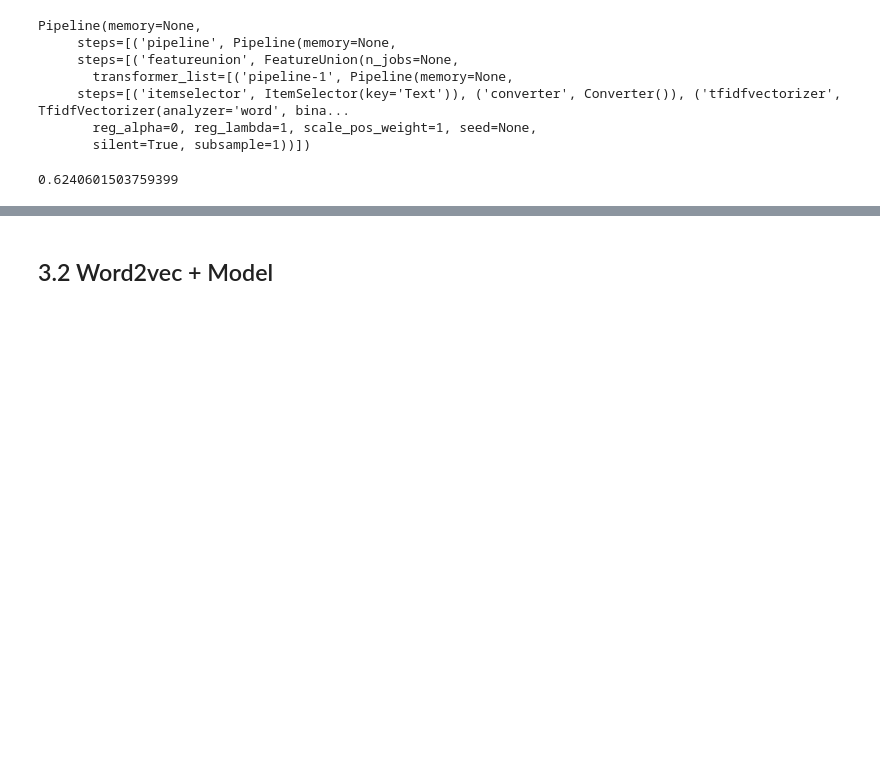
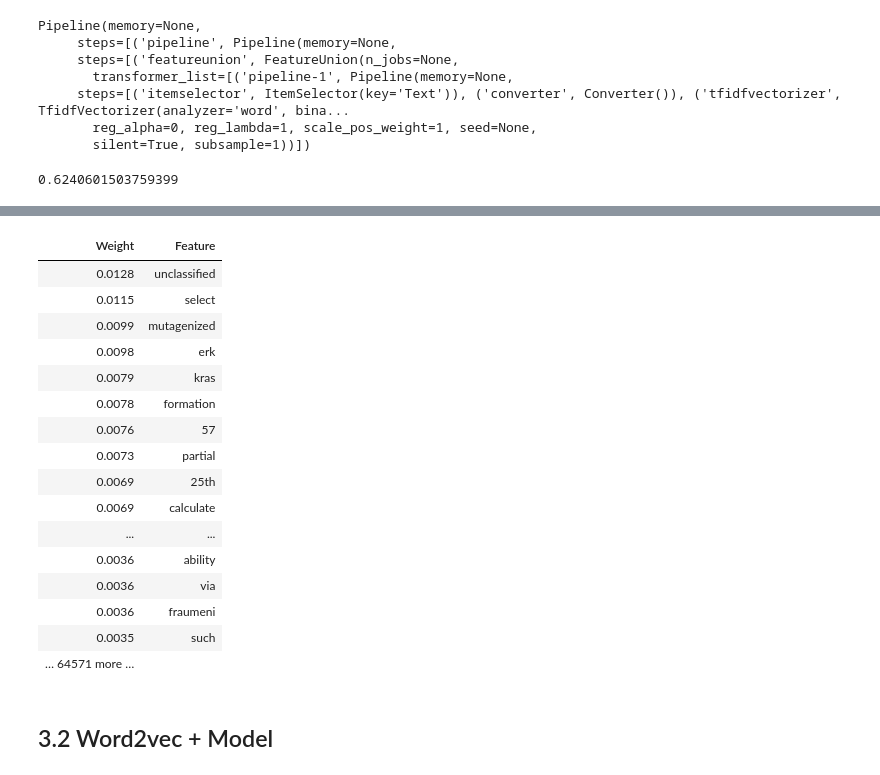
Before and after one commit to dujm/Health_PrecisionMedicine, a Jupyter notebook: notebooks/02Feature_and_Model_Sample_Data.ipynb, the cells around one changed output, grey strips where cells are left out. Saved outputs shown, nothing was run; the diff lists cells and outputs as text; code cells hidden in the pictures; blank space fills up the shorter version.

Commit message:
explain weights

```diff
--- a/notebooks/02Feature_and_Model_Sample_Data.ipynb
+++ b/notebooks/02Feature_and_Model_Sample_Data.ipynb
@@ -360,0 +490,4 @@ df_gene.shape
+# %%
+clf =xgb.XGBClassifier(objective="multi:softprob", random_state=42)
+model = make_pipeline(processing_pipeline, clf)
+model.fit(X_tr, y_tr)
@@ -360,0 +539,2 @@ df_gene.shape
+# %%
+model = ppl.fit(X_tr,y_tr)
@@ -360,0 +569,36 @@ df_gene.shape
+# %%
+f1=model.named_steps['features'].transformer_list[0][1].named_steps['tfidf'].get_feature_names()
+f2=model.named_steps['features'].transformer_list[1][1].named_steps['tfidf'].get_feature_names()
+f3=model.named_steps['features'].transformer_list[2][1].named_steps['tfidf'].get_feature_names()
+# %%
+list_features=f1
+# Add all the elements of f2 and f3 to f1
+list_features.extend(f2)
+list_features.extend(f3)
+# %%
+#!pip install eli5
+#from eli5.explain import explain_weights
+from eli5.formatters import explain_weights_df
+
+explain_weights(model.named_steps['clf'],
+                 vec=None, top=50,
+                 target_names=ppl.classes_,
+                 feature_names=list_features)
+# %% [output]
+| Weight | Feature |
+| 0.0128 | unclassified |
+| 0.0115 | select |
+| 0.0099 | mutagenized |
+| 0.0098 | erk |
+| 0.0079 | kras |
+| 0.0078 | formation |
+| 0.0076 | 57 |
+| 0.0073 | partial |
+| 0.0069 | 25th |
+| 0.0069 | calculate |
+| ... | ... |
+| 0.0036 | ability |
+| 0.0036 | via |
+| 0.0036 | fraumeni |
+| 0.0035 | such |
+| … 64571 more … |  |
```
Also changed, not shown: parts of 35 cells of this notebook.
